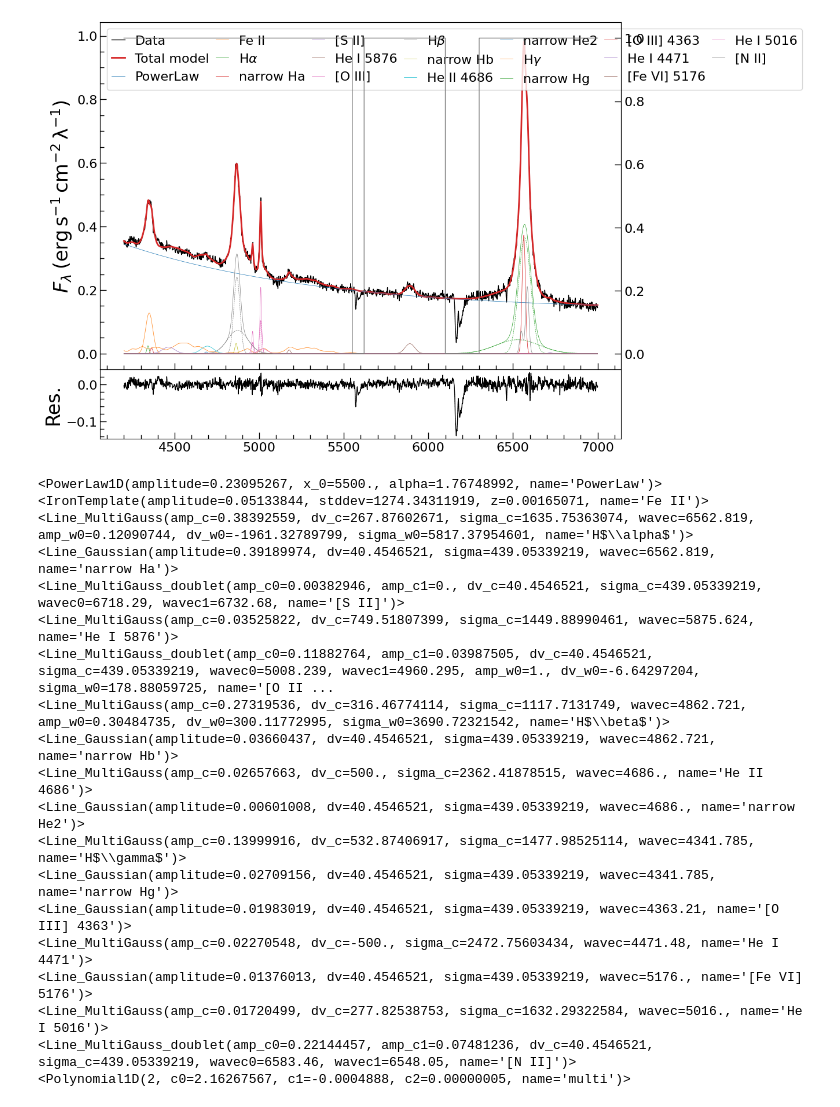
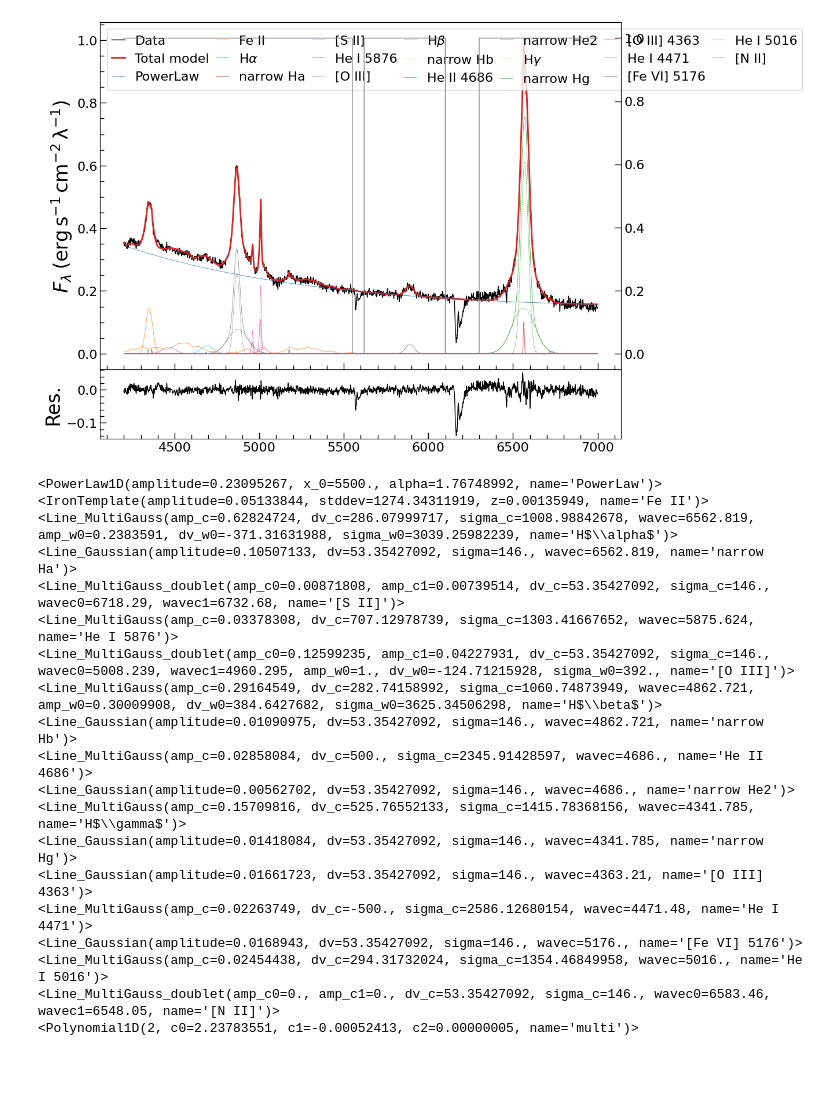
Before and after one commit to CaptainPKU/Spactrum, a Jupyter notebook: Fittng_lastversion/pg0953#11/pg0953.ipynb, the cells around one changed output. Drawn from its saved outputs; the diff is of its cells as text; code cells hidden in the pictures; blank space fills up the shorter version.

```diff
--- a/Fittng_lastversion/pg0953#11/pg0953.ipynb
+++ b/Fittng_lastversion/pg0953#11/pg0953.ipynb
@@ -89,16 +87,16 @@ bounds = {'sigma_c': (100, 4000), 'dv_c': (-500, 500)}
 b_he1 = sagan.Line_MultiGauss(n_components=1, amp_c=0.028, dv_c=660, sigma_c=1130, wavec=5875.624, name='He I 5876')
 line_s2 = sagan.Line_MultiGauss_doublet(n_components=1, amp_c0=0.01, amp_c1=0.011,
                                         wavec0=wave_dict['SII_6718'], wavec1=wave_dict['SII_6733'], name='[S II]')
-#line_o3 = sagan.Line_MultiGauss_doublet(n_components=2, amp_c0=0.19, amp_c1=0.066, dv_c=30, sigma_c=350,
+line_o3 = sagan.Line_MultiGauss_doublet(n_components=2, amp_c0=0.12, amp_c1=0.04, dv_c=0, sigma_c=146,
+                                        wavec0=wave_dict['OIII_5007'], wavec1=wave_dict['OIII_4959'], name='[O III]',
+                                        amp_w0=1, dv_w0=0, sigma_w0=392, fixed=dict(sigma_c=True,sigma_w0=True))#-------------mark-----------
+#line_o3 = sagan.Line_MultiGauss_doublet(n_components=2, amp_c0=0.112, amp_c1=0.037, dv_c=20, sigma_c=204,
 #                                        wavec0=wave_dict['OIII_5007'], wavec1=wave_dict['OIII_4959'], name='[O III]',
-#                                        amp_w0=0.1, dv_w0=2000, sigma_w0=2500)
-line_o3 = sagan.Line_MultiGauss_doublet(n_components=2, amp_c0=0.112, amp_c1=0.037, dv_c=20, sigma_c=204,
-                                        wavec0=wave_dict['OIII_5007'], wavec1=wave_dict['OIII_4959'], name='[O III]',
-                                        amp_w0=1, dv_w0=60, sigma_w0=423)
+#                                        amp_w0=1, dv_w0=60, sigma_w0=423)
 b_he2 = sagan.Line_MultiGauss(n_components=1, amp_c=0.013, dv_c=500, sigma_c=3000,
                               wavec=wave_dict['HeII_4686'], name=label_dict['HeII_4686'],
                               bounds=bounds)
-line_n2 = sagan.Line_MultiGauss_doublet(n_components=1, amp_c0=0.2, amp_c1=0.06, dv_c=30, sigma_c=200,
+line_n2 = sagan.Line_MultiGauss_doublet(n_components=1, amp_c0=0.2, amp_c1=0.06, dv_c=0, sigma_c=100,
                                         wavec0=wave_dict['NII_6583'], wavec1=wave_dict['NII_6548'], name='[N II]')
 
 n_ha = sagan.Line_Gaussian(amplitude=0.13, wavec=wave_dict['Halpha'], name=f'narrow Ha')
@@ -151,50 +149,50 @@ for line in [n_ha, n_hb, n_hg, n_he2, n_o3_4363,n_fe6_5176]:
 fitter = fitting.LevMarLSQFitter()
 
 weights = np.ones_like(flux_use)
 fltr1 = (wave_use > 5550) & (wave_use < 5620)
 fltr2 = (wave_use > 6100) & (wave_use < 6300)
 fltr3 = (wave_use > 4200) & (wave_use < 4421)
 #fltr4=(wave_use > 5029) & (wave_use < 5490)
 fltr11=(wave_use > 4270) & (wave_use < 4430)
 fltr12=(wave_use > 4600) & (wave_use < 5080)
 fltr13=(wave_use > 5550) & (wave_use < 6050)
 fltr14=(wave_use > 6200) & (wave_use < 6890)
 
 weights[fltr1] = 0.0
 weights[fltr2] = 0.0
 #weights[fltr3] = 0.0
 #weights[fltr4] = 0.0
 #weights[fltr11] = 0.0
 #weights[fltr12] = 0.0
 #weights[fltr13] = 0.0
 #weights[fltr14] = 0.0
 
 m_fit = fitter(m_init, wave_use, flux_use, weights=weights, maxiter=10000)  # Important to set a large maxiter!
 
 ax, axr = sagan.plot.plot_fit(wave_use, flux_use, m_fit, weight=weights)
 ax.set_ylabel(r'$F_\lambda\:(\mathrm{erg\,s^{-1}\,cm^{-2}\,\lambda^{-1}})$', fontsize=24)
 plt.show()
 
 for m in m_fit:
     print(m.__repr__())
 # %% [output]
-[figure, old version]
+[figure, new version]
 <PowerLaw1D(amplitude=0.23095267, x_0=5500., alpha=1.76748992, name='PowerLaw')>
-<IronTemplate(amplitude=0.05133844, stddev=1274.34311919, z=0.00165071, name='Fe II')>
-<Line_MultiGauss(amp_c=0.38392559, dv_c=267.87602671, sigma_c=1635.75363074, wavec=6562.819, amp_w0=0.12090744, dv_w0=-1961.32789799, sigma_w0=5817.37954601, name='H$\\alpha$')>
-<Line_Gaussian(amplitude=0.39189974, dv=40.4546521, sigma=439.05339219, wavec=6562.819, name='narrow Ha')>
-<Line_MultiGauss_doublet(amp_c0=0.00382946, amp_c1=0., dv_c=40.4546521, sigma_c=439.05339219, wavec0=6718.29, wavec1=6732.68, name='[S II]')>
-<Line_MultiGauss(amp_c=0.03525822, dv_c=749.51807399, sigma_c=1449.88990461, wavec=5875.624, name='He I 5876')>
-<Line_MultiGauss_doublet(amp_c0=0.11882764, amp_c1=0.03987505, dv_c=40.4546521, sigma_c=439.05339219, wavec0=5008.239, wavec1=4960.295, amp_w0=1., dv_w0=-6.64297204, sigma_w0=178.88059725, name='[O II ...
-<Line_MultiGauss(amp_c=0.27319536, dv_c=316.46774114, sigma_c=1117.7131749, wavec=4862.721, amp_w0=0.30484735, dv_w0=300.11772995, sigma_w0=3690.72321542, name='H$\\beta$')>
-<Line_Gaussian(amplitude=0.03660437, dv=40.4546521, sigma=439.05339219, wavec=4862.721, name='narrow Hb')>
-<Line_MultiGauss(amp_c=0.02657663, dv_c=500., sigma_c=2362.41878515, wavec=4686., name='He II 4686')>
-<Line_Gaussian(amplitude=0.00601008, dv=40.4546521, sigma=439.05339219, wavec=4686., name='narrow He2')>
-<Line_MultiGauss(amp_c=0.13999916, dv_c=532.87406917, sigma_c=1477.98525114, wavec=4341.785, name='H$\\gamma$')>
-<Line_Gaussian(amplitude=0.02709156, dv=40.4546521, sigma=439.05339219, wavec=4341.785, name='narrow Hg')>
-<Line_Gaussian(amplitude=0.01983019, dv=40.4546521, sigma=439.05339219, wavec=4363.21, name='[O III] 4363')>
-<Line_MultiGauss(amp_c=0.02270548, dv_c=-500., sigma_c=2472.75603434, wavec=4471.48, name='He I 4471')>
-<Line_Gaussian(amplitude=0.01376013, dv=40.4546521, sigma=439.05339219, wavec=5176., name='[Fe VI] 5176')>
-<Line_MultiGauss(amp_c=0.01720499, dv_c=277.82538753, sigma_c=1632.29322584, wavec=5016., name='He I 5016')>
-<Line_MultiGauss_doublet(amp_c0=0.22144457, amp_c1=0.07481236, dv_c=40.4546521, sigma_c=439.05339219, wavec0=6583.46, wavec1=6548.05, name='[N II]')>
-<Polynomial1D(2, c0=2.16267567, c1=-0.0004888, c2=0.00000005, name='multi')>
+<IronTemplate(amplitude=0.05133844, stddev=1274.34311919, z=0.00135949, name='Fe II')>
+<Line_MultiGauss(amp_c=0.62824724, dv_c=286.07999717, sigma_c=1008.98842678, wavec=6562.819, amp_w0=0.2383591, dv_w0=-371.31631988, sigma_w0=3039.25982239, name='H$\\alpha$')>
+<Line_Gaussian(amplitude=0.10507133, dv=53.35427092, sigma=146., wavec=6562.819, name='narrow Ha')>
+<Line_MultiGauss_doublet(amp_c0=0.00871808, amp_c1=0.00739514, dv_c=53.35427092, sigma_c=146., wavec0=6718.29, wavec1=6732.68, name='[S II]')>
+<Line_MultiGauss(amp_c=0.03378308, dv_c=707.12978739, sigma_c=1303.41667652, wavec=5875.624, name='He I 5876')>
+<Line_MultiGauss_doublet(amp_c0=0.12599235, amp_c1=0.04227931, dv_c=53.35427092, sigma_c=146., wavec0=5008.239, wavec1=4960.295, amp_w0=1., dv_w0=-124.71215928, sigma_w0=392., name='[O III]')>
+<Line_MultiGauss(amp_c=0.29164549, dv_c=282.74158992, sigma_c=1060.74873949, wavec=4862.721, amp_w0=0.30009908, dv_w0=384.6427682, sigma_w0=3625.34506298, name='H$\\beta$')>
+<Line_Gaussian(amplitude=0.01090975, dv=53.35427092, sigma=146., wavec=4862.721, name='narrow Hb')>
+<Line_MultiGauss(amp_c=0.02858084, dv_c=500., sigma_c=2345.91428597, wavec=4686., name='He II 4686')>
+<Line_Gaussian(amplitude=0.00562702, dv=53.35427092, sigma=146., wavec=4686., name='narrow He2')>
+<Line_MultiGauss(amp_c=0.15709816, dv_c=525.76552133, sigma_c=1415.78368156, wavec=4341.785, name='H$\\gamma$')>
+<Line_Gaussian(amplitude=0.01418084, dv=53.35427092, sigma=146., wavec=4341.785, name='narrow Hg')>
+<Line_Gaussian(amplitude=0.01661723, dv=53.35427092, sigma=146., wavec=4363.21, name='[O III] 4363')>
+<Line_MultiGauss(amp_c=0.02263749, dv_c=-500., sigma_c=2586.12680154, wavec=4471.48, name='He I 4471')>
+<Line_Gaussian(amplitude=0.0168943, dv=53.35427092, sigma=146., wavec=5176., name='[Fe VI] 5176')>
+<Line_MultiGauss(amp_c=0.02454438, dv_c=294.31732024, sigma_c=1354.46849958, wavec=5016., name='He I 5016')>
+<Line_MultiGauss_doublet(amp_c0=0., amp_c1=0., dv_c=53.35427092, sigma_c=146., wavec0=6583.46, wavec1=6548.05, name='[N II]')>
+<Polynomial1D(2, c0=2.23783551, c1=-0.00052413, c2=0.00000005, name='multi')>
```
Also changed, not shown: parts of 1 cell of this notebook.
